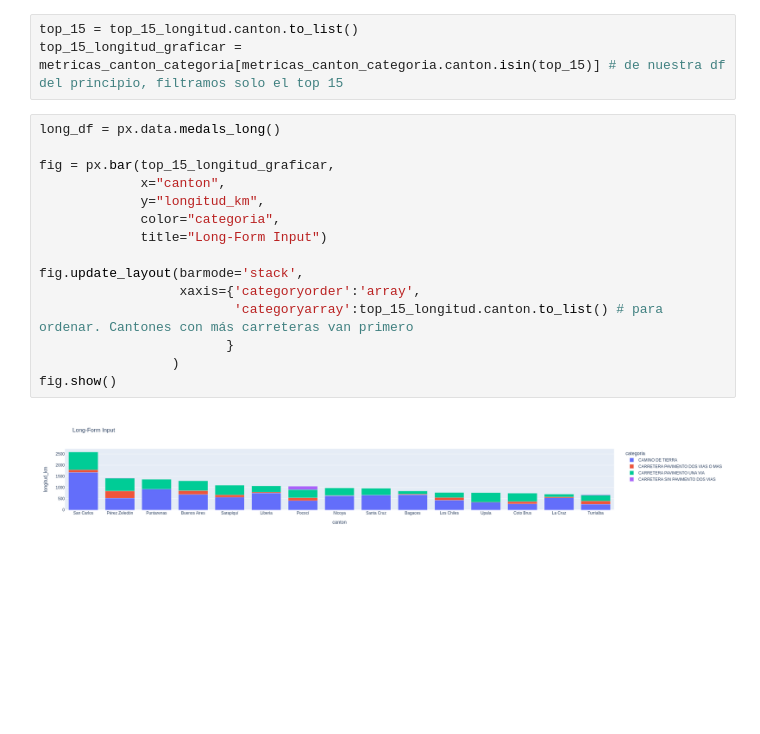
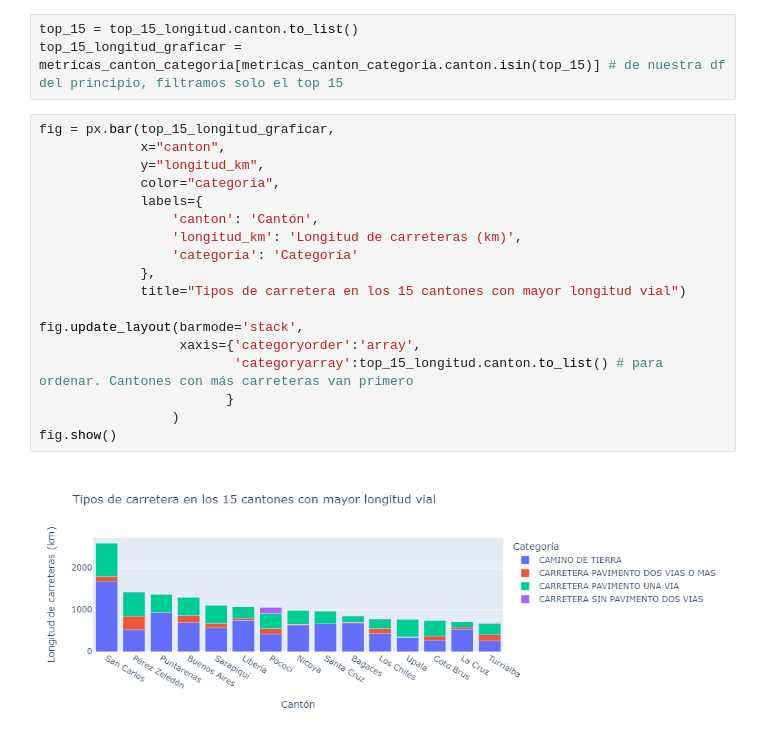
Before and after one commit to jospablo777/datos-geoespaciales-tarea3, a Jupyter notebook: notebooks/RicardoCorrales_AshuinSharma_JosePBarrantes_tarea_3.ipynb, the cells around one changed output. Drawn from its saved outputs; the diff is of its cells as text; blank space fills up the shorter version.

Commit message:
Agregué lo necesario para correrlo en mi máquina y le puse labels al gráfico

```diff
--- a/notebooks/RicardoCorrales_AshuinSharma_JosePBarrantes_tarea_3.ipynb
+++ b/notebooks/RicardoCorrales_AshuinSharma_JosePBarrantes_tarea_3.ipynb
@@ -249,19 +275,22 @@ Podríamos utilizar la el método melt() de pandas, pero en este caso será más
 top_15 = top_15_longitud.canton.to_list()
 top_15_longitud_graficar = metricas_canton_categoria[metricas_canton_categoria.canton.isin(top_15)] # de nuestra df del principio, filtramos solo el top 15
 # %%
-long_df = px.data.medals_long()
-
 fig = px.bar(top_15_longitud_graficar,
              x="canton",
              y="longitud_km",
              color="categoria",
-             title="Long-Form Input")
+             labels={
+                 'canton': 'Cantón',
+                 'longitud_km': 'Longitud de carreteras (km)',
+                 'categoria': 'Categoría'
+             },
+             title="Tipos de carretera en los 15 cantones con mayor longitud vial")
 
 fig.update_layout(barmode='stack',
                   xaxis={'categoryorder':'array',
                          'categoryarray':top_15_longitud.canton.to_list() # para ordenar. Cantones con más carreteras van primero
                         }
                  )
 fig.show()
 # %% [output]
-[figure, old version]
+[figure, new version]
```
Also changed, not shown: parts of 4 cells of this notebook.
